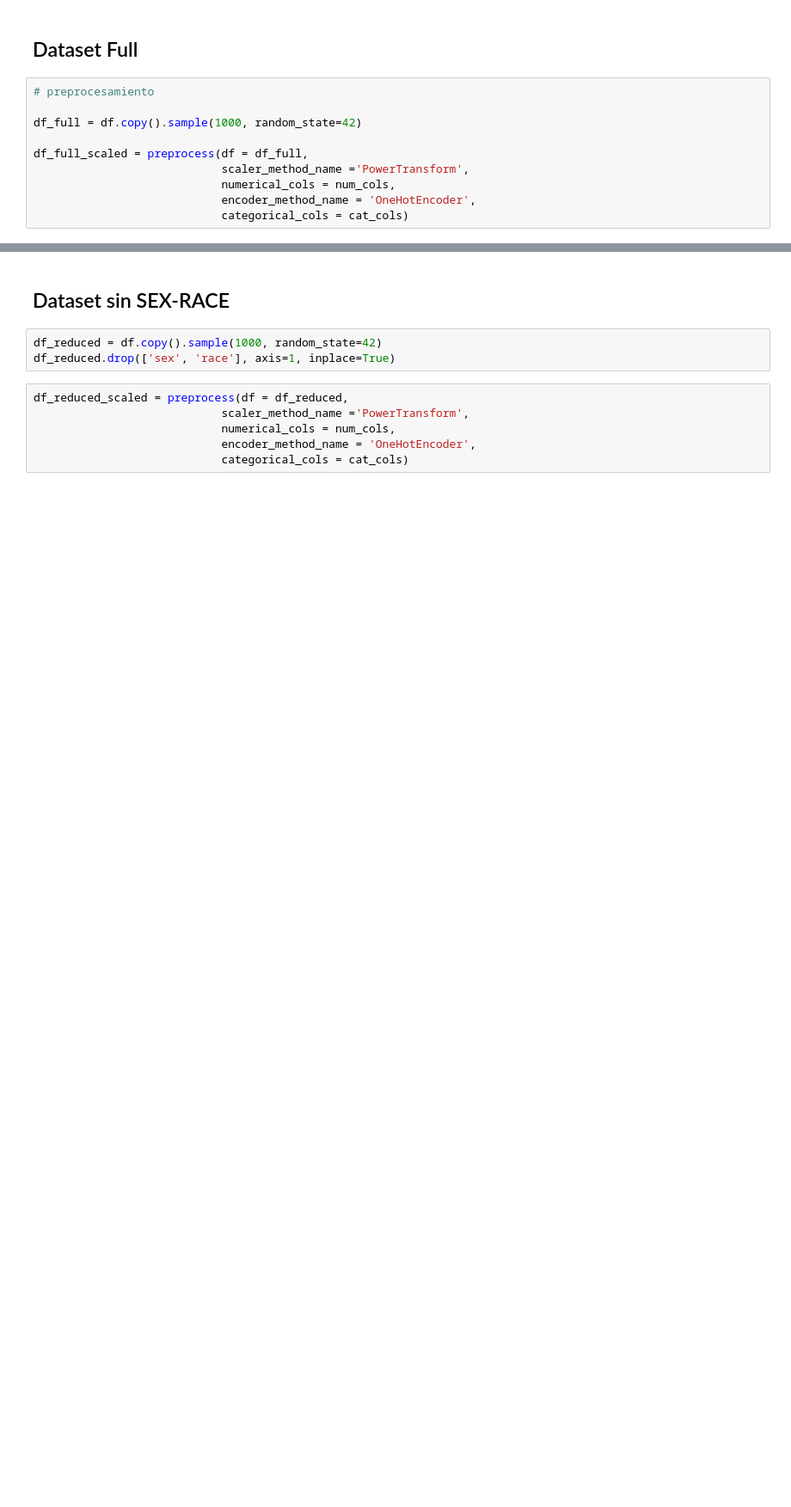
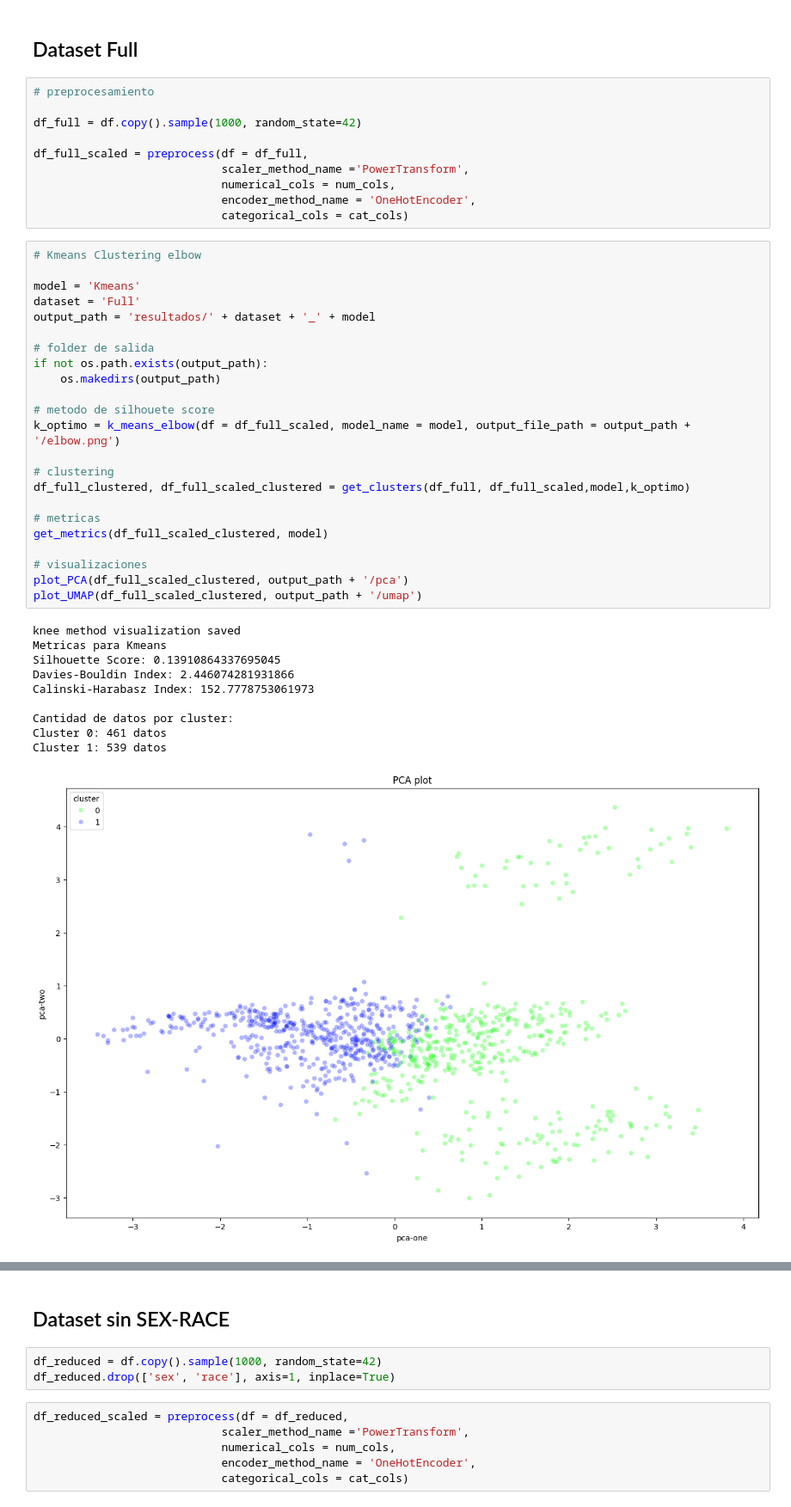
Before and after one commit to BnjmnNicholas/Proyecto_mineria_cc5205, a Jupyter notebook: clusteting.ipynb, the cells around one changed output, grey strips where cells are left out. Shown at 86% size. Drawn from its saved outputs; the diff is of its cells as text; blank space fills up the shorter version.

Commit message:
Metodo del codo para Kmeans

```diff
--- a/clusteting.ipynb
+++ b/clusteting.ipynb
@@ -41,3 +298,37 @@ df_full_scaled = preprocess(df = df_full,
                             numerical_cols = num_cols,
                             encoder_method_name = 'OneHotEncoder',
                             categorical_cols = cat_cols)
+# %%
+# Kmeans Clustering elbow
+
+model = 'Kmeans'
+dataset = 'Full'
+output_path = 'resultados/' + dataset + '_' + model
+
+# folder de salida
+if not os.path.exists(output_path):
+    os.makedirs(output_path)
+
+# metodo de silhouete score
+k_optimo = k_means_elbow(df = df_full_scaled, model_name = model, output_file_path = output_path + '/elbow.png')
+
+# clustering
+df_full_clustered, df_full_scaled_clustered = get_clusters(df_full, df_full_scaled,model,k_optimo)
+
+# metricas
+get_metrics(df_full_scaled_clustered, model)
+
+# visualizaciones
+plot_PCA(df_full_scaled_clustered, output_path + '/pca')
+plot_UMAP(df_full_scaled_clustered, output_path + '/umap')
+# %% [output]
+knee method visualization saved
+Metricas para Kmeans
+Silhouette Score: 0.13910864337695045
+Davies-Bouldin Index: 2.446074281931866
+Calinski-Harabasz Index: 152.7778753061973
+
+Cantidad de datos por cluster:
+Cluster 0: 461 datos
+Cluster 1: 539 datos
+[figure, added]
```
Also changed, not shown: parts of 5 cells of this notebook, 1 other file.
